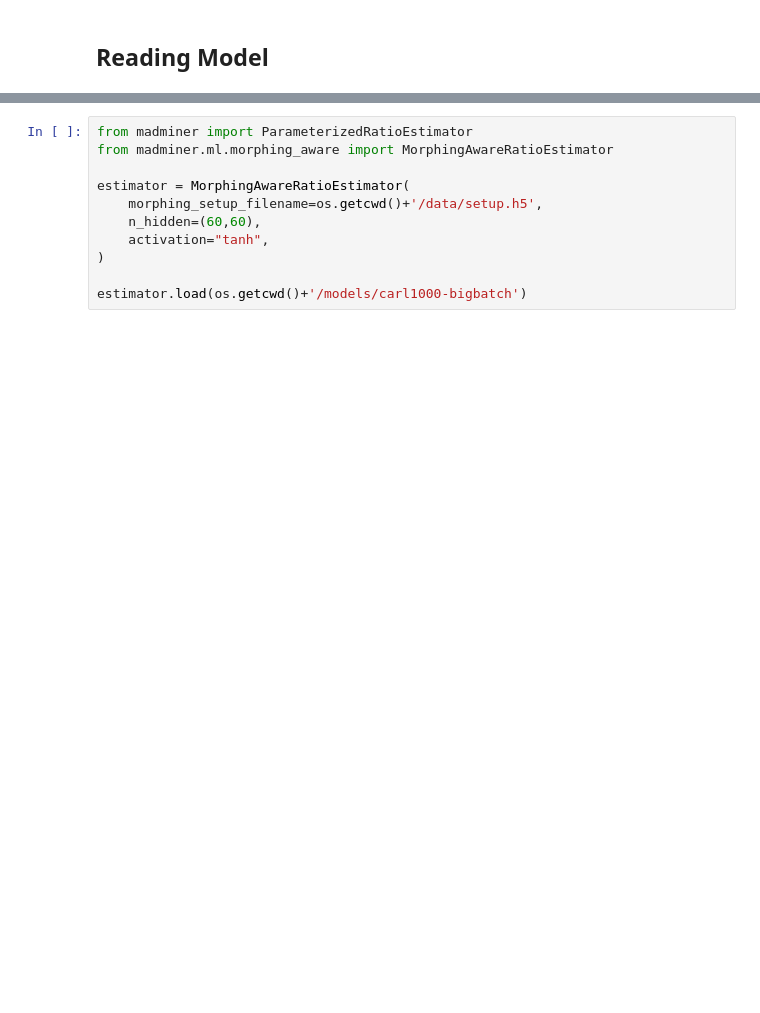
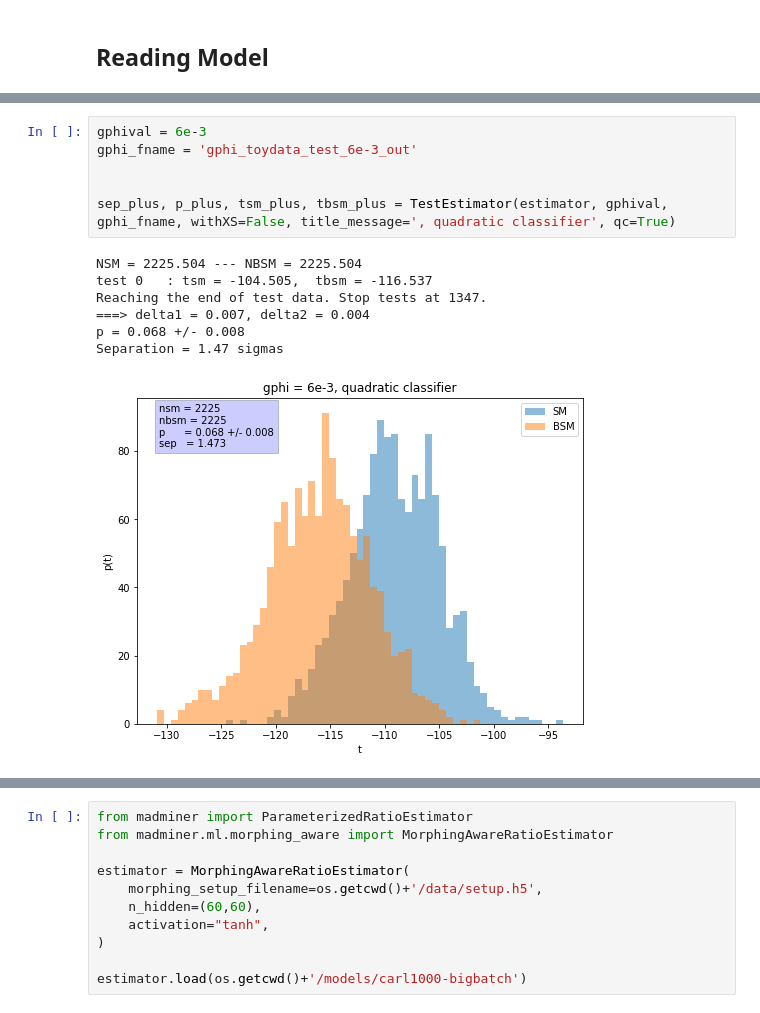
Before and after one commit to johannbrehmer/madminer, a Jupyter notebook: examples/tutorial_particle_physics/TestEstimator-Light.ipynb, the cells around one changed output, grey strips where cells are left out. Saved outputs shown, nothing was run; the diff lists cells and outputs as text; blank space fills up the shorter version.

```diff
--- a/examples/tutorial_particle_physics/TestEstimator-Light.ipynb
+++ b/examples/tutorial_particle_physics/TestEstimator-Light.ipynb
@@ -520,0 +377,14 @@ Partial test after 10000 epochs (took 122.87 seconds)
+# %%
+gphival = 6e-3
+gphi_fname = 'gphi_toydata_test_6e-3_out'
+
+
+sep_plus, p_plus, tsm_plus, tbsm_plus = TestEstimator(estimator, gphival, gphi_fname, withXS=False, title_message=', quadratic classifier', qc=True)
+# %% [output]
+NSM = 2225.504 --- NBSM = 2225.504
+test 0   : tsm = -104.505,  tbsm = -116.537
+Reaching the end of test data. Stop tests at 1347.
+===> delta1 = 0.007, delta2 = 0.004
+p = 0.068 +/- 0.008
+Separation = 1.47 sigmas
+[figure, added]
```
Also changed, not shown: parts of 33 cells of this notebook.
